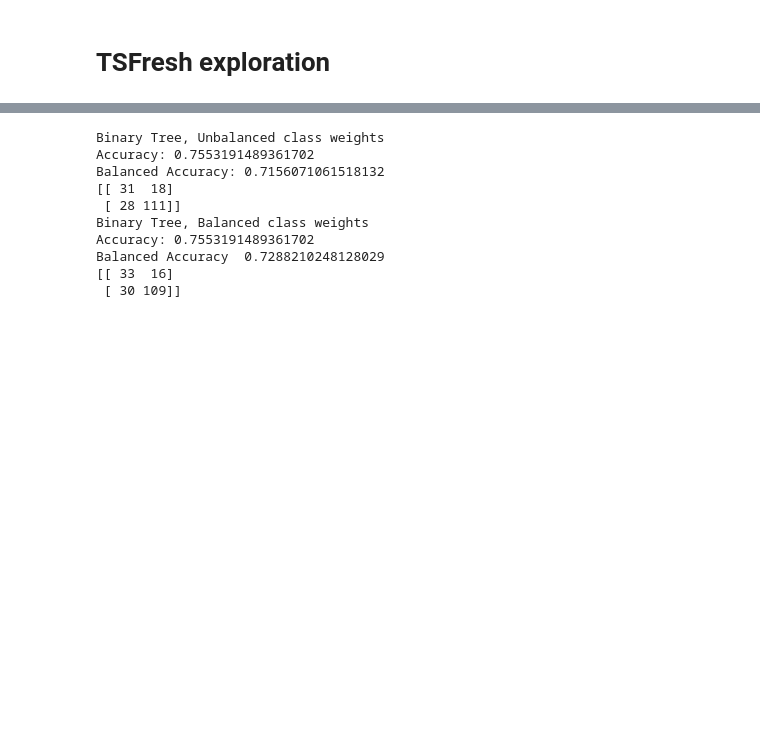
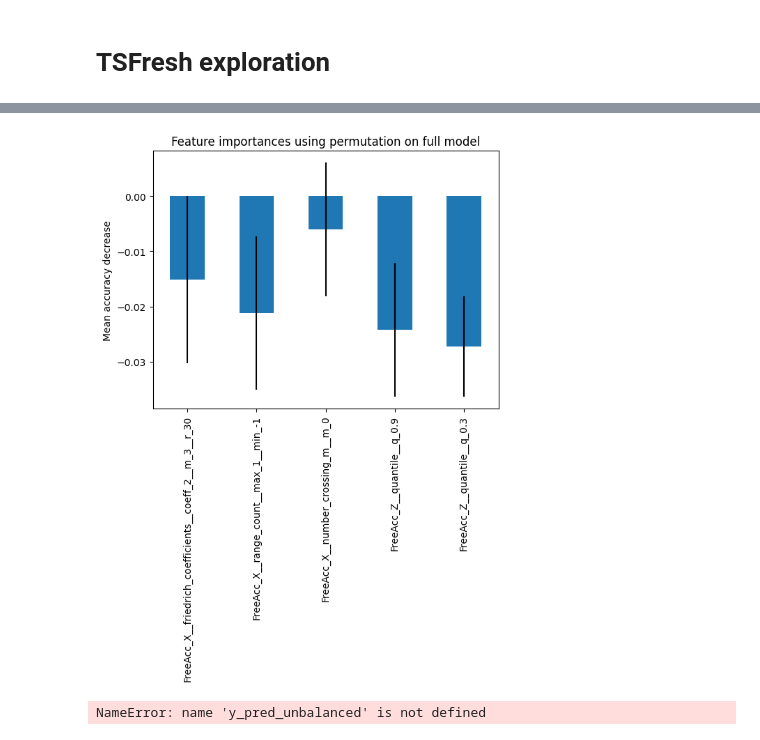
Before and after one commit to malte-j/climbing-grade-classifier, a Jupyter notebook: random-forest.ipynb, the cells around one changed output, grey strips where cells are left out. Saved outputs shown, nothing was run; the diff lists cells and outputs as text; code cells hidden in the pictures; blank space fills up the shorter version.

```diff
--- a/random-forest.ipynb
+++ b/random-forest.ipynb
@@ -41,7 +43,5 @@ df_ts_train = pd.concat(ts_train)
 df_ts_test = pd.concat(ts_test)
 # %%
 X_test = pd.DataFrame(index=y_test.index)
-X_test_unbalanced = pd.DataFrame(index=y_test.index)
 X_train = pd.DataFrame(index=y_train.index)
-X_train_unbalanced = pd.DataFrame(index=y_train.index)
 # %%
@@ -113,0 +209,27 @@ y_pred_unbalanced = ppl_unbalanced.predict(X_test_unbalanced)
+# %%
+from sklearn.inspection import permutation_importance
+
+forest = ppl_unbalanced.named_steps['classifier']
+y_test = y_test
+
+ppl_unbalanced.named_steps['augmenter'].timeseries_container = df_ts_test
+
+ppl_unbalanced.set_params(augmenter__timeseries_container=df_ts_test)
+# y_pred_unbalanced = ppl_unbalanced.predict(X_test_unbalanced)
+
+
+X_test = ppl_unbalanced.named_steps['augmenter'].transform(X_test_unbalanced)
+
+
+
+
+result = permutation_importance(
+    forest, X_test, y_test, n_repeats=10, random_state=42, n_jobs=2
+)
+
+forest_importances = pd.Series(result.importances_mean, index=feature_names)
+# %%
+forest_importances_sorted = forest_importances
+# %%
+forest_importances_sorted = forest_importances_sorted.sort_values(ascending=False)
+forest_importances_sorted
@@ -114,39 +249,29 @@ y_pred_unbalanced = ppl_unbalanced.predict(X_test_unbalanced)
+# %%
+ig, ax = plt.subplots()
+
+# show only 10 most important features
+# f_imp = forest_importances[:40]
+# imp_std = result.importances_std[:40]
+
+
+# forest_importances.plot.bar(yerr=imp_std, ax=ax)
+
+forest_importances_sorted[:5].plot.bar(yerr=importances_std_sorted, ax=ax)
+ax.set_title("Feature importances using permutation on full model")
+ax.set_ylabel("Mean accuracy decrease")
+fig.tight_layout()
+plt.show()
+# %% [output]
+[figure, added]
 # %%
 from sklearn.metrics import accuracy_score, balanced_accuracy_score
 from sklearn.metrics import confusion_matrix
 
-print("Binary Tree, Unbalanced class weights")
 print("Accuracy:", accuracy_score(y_test, y_pred_unbalanced))
 print("Balanced Accuracy:",balanced_accuracy_score(y_test, y_pred_unbalanced))
 print(confusion_matrix(y_test, y_pred_unbalanced))
-
-print("Binary Tree, Balanced class weights")
-print("Accuracy:", accuracy_score(y_test, y_pred))
-print("Balanced Accuracy ",balanced_accuracy_score(y_test, y_pred))
-print(confusion_matrix(y_test, y_pred))
-
-
-
-
-
-
-# print(accuracy_score(y_test, y_pred))
-
-
-# print(balanced_accuracy_score(y_test, y_pred))
-
-# plot
 # %% [output]
-Binary Tree, Unbalanced class weights
-Accuracy: 0.7553191489361702
-Balanced Accuracy: 0.7156071061518132
-[[ 31  18]
- [ 28 111]]
-Binary Tree, Balanced class weights
-Accuracy: 0.7553191489361702
-Balanced Accuracy  0.7288210248128029
-[[ 33  16]
- [ 30 109]]
+NameError: name 'y_pred_unbalanced' is not defined
 # %%
 import numpy as np
 import seaborn as sns
```
Also changed, not shown: parts of 16 cells of this notebook, 13 other files.
